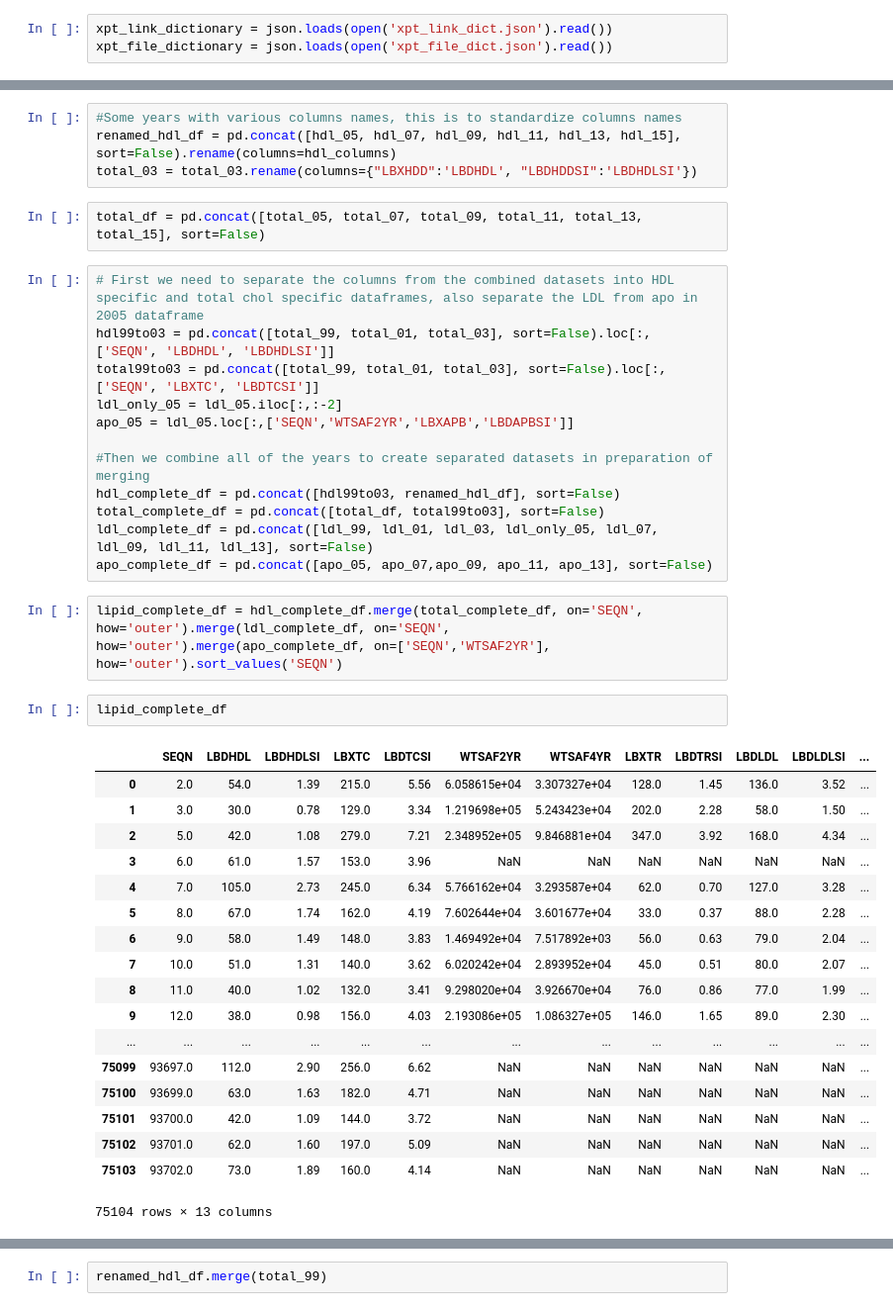
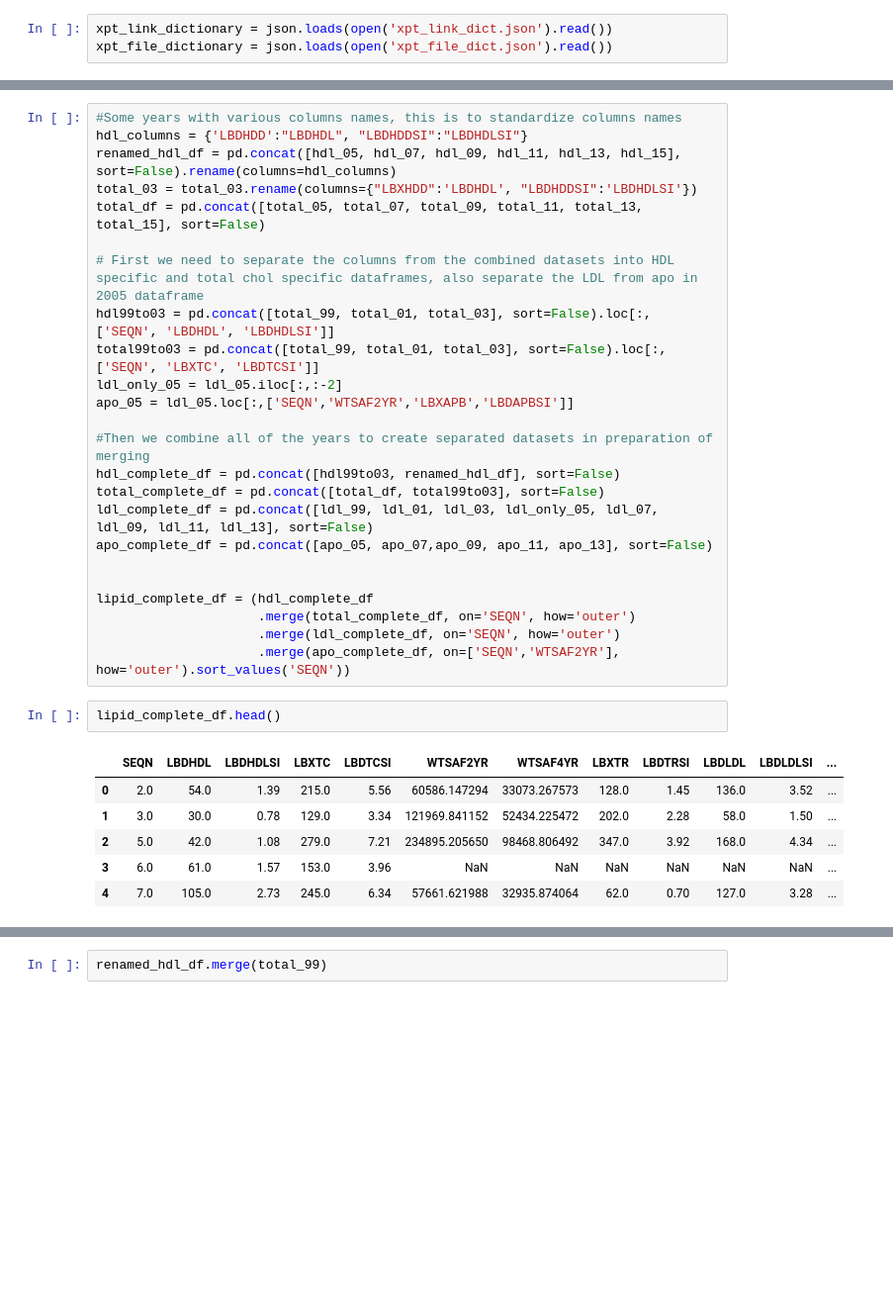
Before and after one commit to nahata5/nhanes-download, a Jupyter notebook: NHANES Downloader.ipynb, the cells around one changed output, grey strips where cells are left out. Shown: that part at 99% size. Drawn from its saved outputs; the diff is of its cells as text; blank space fills up the shorter version.

```diff
--- a/NHANES Downloader.ipynb
+++ b/NHANES Downloader.ipynb
@@ -369,10 +283,10 @@ ldl_05
-# %%
-#Some years with various columns names, this is to standardize columns names
-renamed_hdl_df = pd.concat([hdl_05, hdl_07, hdl_09, hdl_11, hdl_13, hdl_15], sort=False).rename(columns=hdl_columns)
-total_03 = total_03.rename(columns={"LBXHDD":'LBDHDL', "LBDHDDSI":'LBDHDLSI'})
-# %%
-total_df = pd.concat([total_05, total_07, total_09, total_11, total_13, total_15], sort=False)
 # %%
+#Some years with various columns names, this is to standardize columns names
+hdl_columns = {'LBDHDD':"LBDHDL", "LBDHDDSI":"LBDHDLSI"}
+renamed_hdl_df = pd.concat([hdl_05, hdl_07, hdl_09, hdl_11, hdl_13, hdl_15], sort=False).rename(columns=hdl_columns)
+total_03 = total_03.rename(columns={"LBXHDD":'LBDHDL', "LBDHDDSI":'LBDHDLSI'})
+total_df = pd.concat([total_05, total_07, total_09, total_11, total_13, total_15], sort=False)
+
 # First we need to separate the columns from the combined datasets into HDL specific and total chol specific dataframes, also separate the LDL from apo in 2005 dataframe
 hdl99to03 = pd.concat([total_99, total_01, total_03], sort=False).loc[:, ['SEQN', 'LBDHDL', 'LBDHDLSI']]
 total99to03 = pd.concat([total_99, total_01, total_03], sort=False).loc[:, ['SEQN', 'LBXTC', 'LBDTCSI']]
@@ -384,26 +298,18 @@ hdl_complete_df = pd.concat([hdl99to03, renamed_hdl_df], sort=False)
 total_complete_df = pd.concat([total_df, total99to03], sort=False)
 ldl_complete_df = pd.concat([ldl_99, ldl_01, ldl_03, ldl_only_05, ldl_07, ldl_09, ldl_11, ldl_13], sort=False)
 apo_complete_df = pd.concat([apo_05, apo_07,apo_09, apo_11, apo_13], sort=False)
+
+
+lipid_complete_df = (hdl_complete_df
+                     .merge(total_complete_df, on='SEQN', how='outer')
+                     .merge(ldl_complete_df, on='SEQN', how='outer')
+                     .merge(apo_complete_df, on=['SEQN','WTSAF2YR'], how='outer').sort_values('SEQN'))
-# %%
-lipid_complete_df = hdl_complete_df.merge(total_complete_df, on='SEQN', how='outer').merge(ldl_complete_df, on='SEQN', how='outer').merge(apo_complete_df, on=['SEQN','WTSAF2YR'], how='outer').sort_values('SEQN')
 # %%
-lipid_complete_df
+lipid_complete_df.head()
 # %% [output]
 |  | SEQN | LBDHDL | LBDHDLSI | LBXTC | LBDTCSI | WTSAF2YR | WTSAF4YR | LBXTR | LBDTRSI | LBDLDL | LBDLDLSI | ... |
-| 0 | 2.0 | 54.0 | 1.39 | 215.0 | 5.56 | 6.058615e+04 | 3.307327e+04 | 128.0 | 1.45 | 136.0 | 3.52 | ... |
-| 1 | 3.0 | 30.0 | 0.78 | 129.0 | 3.34 | 1.219698e+05 | 5.243423e+04 | 202.0 | 2.28 | 58.0 | 1.50 | ... |
-| 2 | 5.0 | 42.0 | 1.08 | 279.0 | 7.21 | 2.348952e+05 | 9.846881e+04 | 347.0 | 3.92 | 168.0 | 4.34 | ... |
+| 0 | 2.0 | 54.0 | 1.39 | 215.0 | 5.56 | 60586.147294 | 33073.267573 | 128.0 | 1.45 | 136.0 | 3.52 | ... |
+| 1 | 3.0 | 30.0 | 0.78 | 129.0 | 3.34 | 121969.841152 | 52434.225472 | 202.0 | 2.28 | 58.0 | 1.50 | ... |
+| 2 | 5.0 | 42.0 | 1.08 | 279.0 | 7.21 | 234895.205650 | 98468.806492 | 347.0 | 3.92 | 168.0 | 4.34 | ... |
 | 3 | 6.0 | 61.0 | 1.57 | 153.0 | 3.96 | NaN | NaN | NaN | NaN | NaN | NaN | ... |
-| 4 | 7.0 | 105.0 | 2.73 | 245.0 | 6.34 | 5.766162e+04 | 3.293587e+04 | 62.0 | 0.70 | 127.0 | 3.28 | ... |
-| 5 | 8.0 | 67.0 | 1.74 | 162.0 | 4.19 | 7.602644e+04 | 3.601677e+04 | 33.0 | 0.37 | 88.0 | 2.28 | ... |
-| 6 | 9.0 | 58.0 | 1.49 | 148.0 | 3.83 | 1.469492e+04 | 7.517892e+03 | 56.0 | 0.63 | 79.0 | 2.04 | ... |
-| 7 | 10.0 | 51.0 | 1.31 | 140.0 | 3.62 | 6.020242e+04 | 2.893952e+04 | 45.0 | 0.51 | 80.0 | 2.07 | ... |
-| 8 | 11.0 | 40.0 | 1.02 | 132.0 | 3.41 | 9.298020e+04 | 3.926670e+04 | 76.0 | 0.86 | 77.0 | 1.99 | ... |
-| 9 | 12.0 | 38.0 | 0.98 | 156.0 | 4.03 | 2.193086e+05 | 1.086327e+05 | 146.0 | 1.65 | 89.0 | 2.30 | ... |
-| ... | ... | ... | ... | ... | ... | ... | ... | ... | ... | ... | ... | ... |
-| 75099 | 93697.0 | 112.0 | 2.90 | 256.0 | 6.62 | NaN | NaN | NaN | NaN | NaN | NaN | ... |
-| 75100 | 93699.0 | 63.0 | 1.63 | 182.0 | 4.71 | NaN | NaN | NaN | NaN | NaN | NaN | ... |
-| 75101 | 93700.0 | 42.0 | 1.09 | 144.0 | 3.72 | NaN | NaN | NaN | NaN | NaN | NaN | ... |
-| 75102 | 93701.0 | 62.0 | 1.60 | 197.0 | 5.09 | NaN | NaN | NaN | NaN | NaN | NaN | ... |
-| 75103 | 93702.0 | 73.0 | 1.89 | 160.0 | 4.14 | NaN | NaN | NaN | NaN | NaN | NaN | ... |
+| 4 | 7.0 | 105.0 | 2.73 | 245.0 | 6.34 | 57661.621988 | 32935.874064 | 62.0 | 0.70 | 127.0 | 3.28 | ... |
-75104 rows × 13 columns
```
Also changed, not shown: parts of 14 cells of this notebook.
